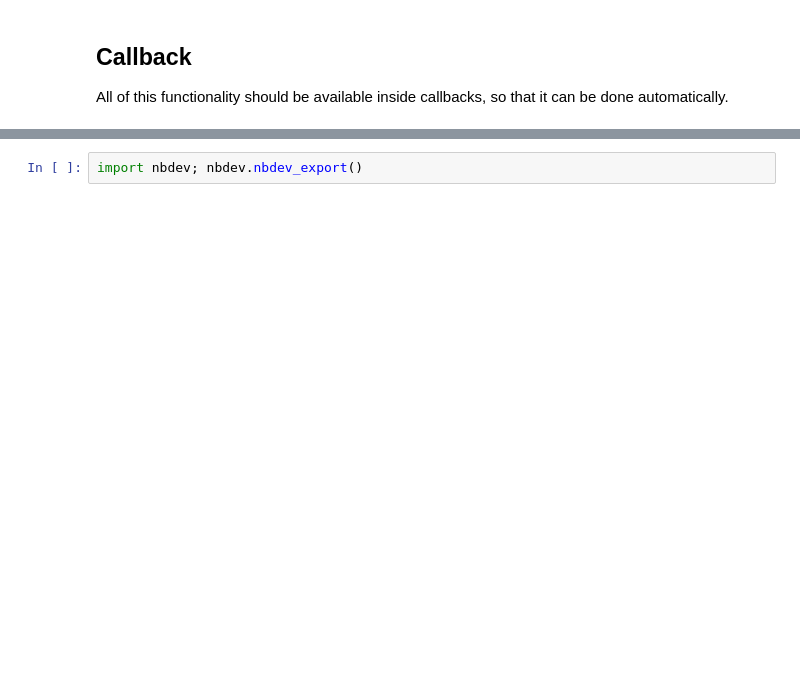
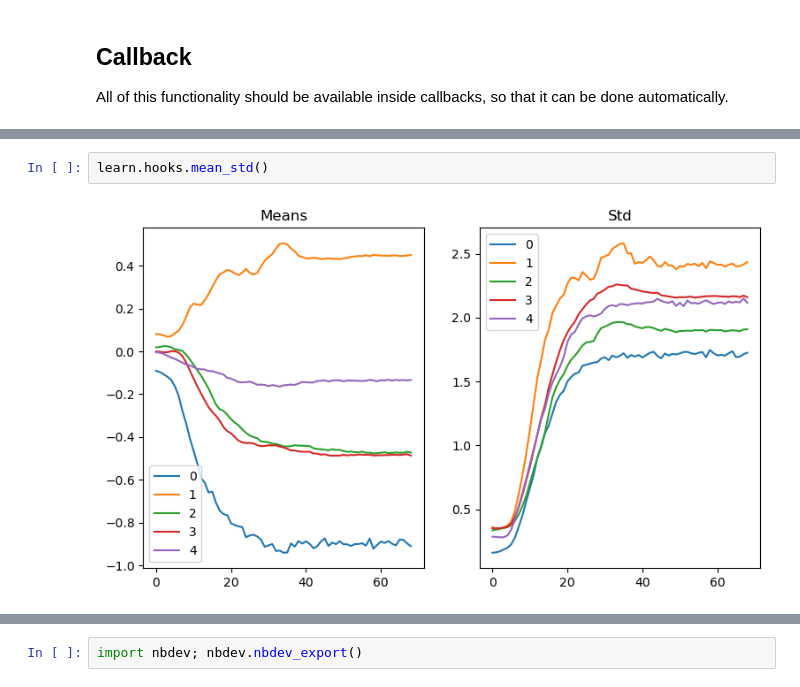
Before and after one commit to stroopwafl/miniai, a Jupyter notebook: nbs/04_activations.ipynb, the cells around one changed output, grey strips where cells are left out. Drawn from its saved outputs; the diff is of its cells as text; blank space fills up the shorter version.

```diff
--- a/nbs/04_activations.ipynb
+++ b/nbs/04_activations.ipynb
@@ -258,0 +224,4 @@ learn.fit(0.2, 1, one_cycle=True)
+# %%
+learn.hooks.mean_std()
+# %% [output]
+[figure, added]
```
Also changed, not shown: parts of 13 cells of this notebook, 2 other files.
